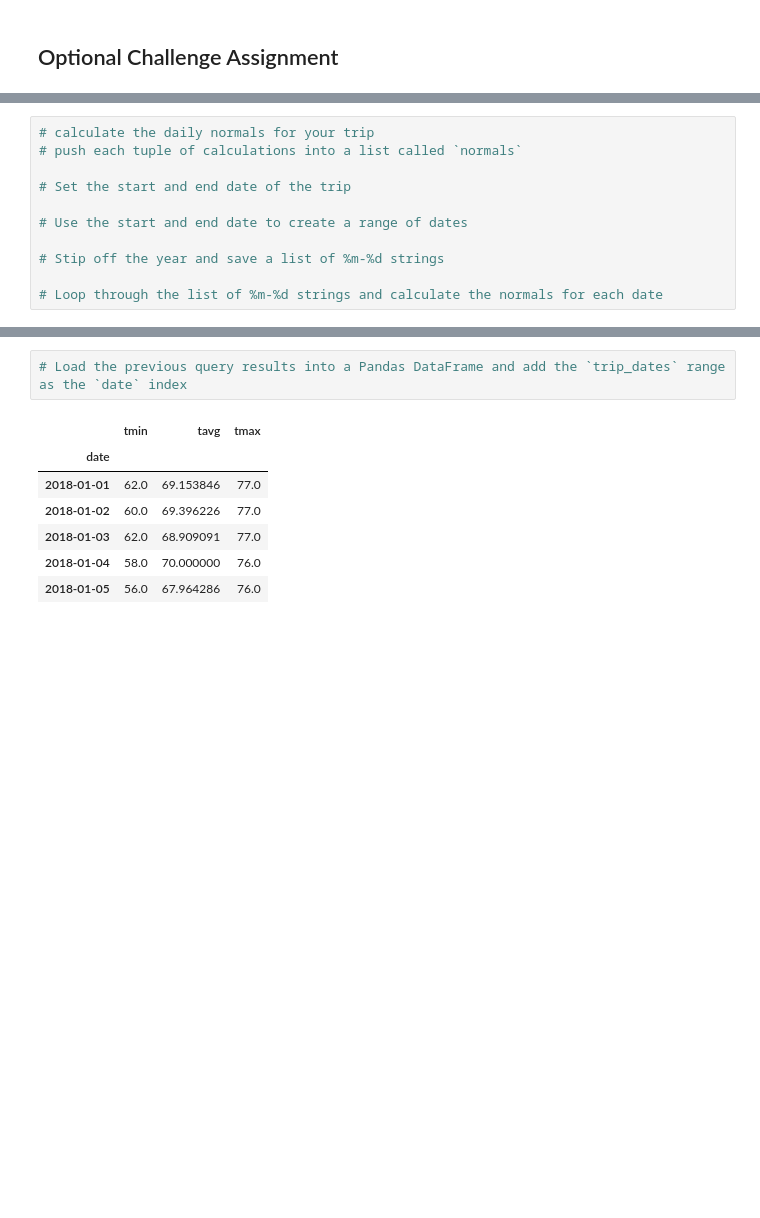
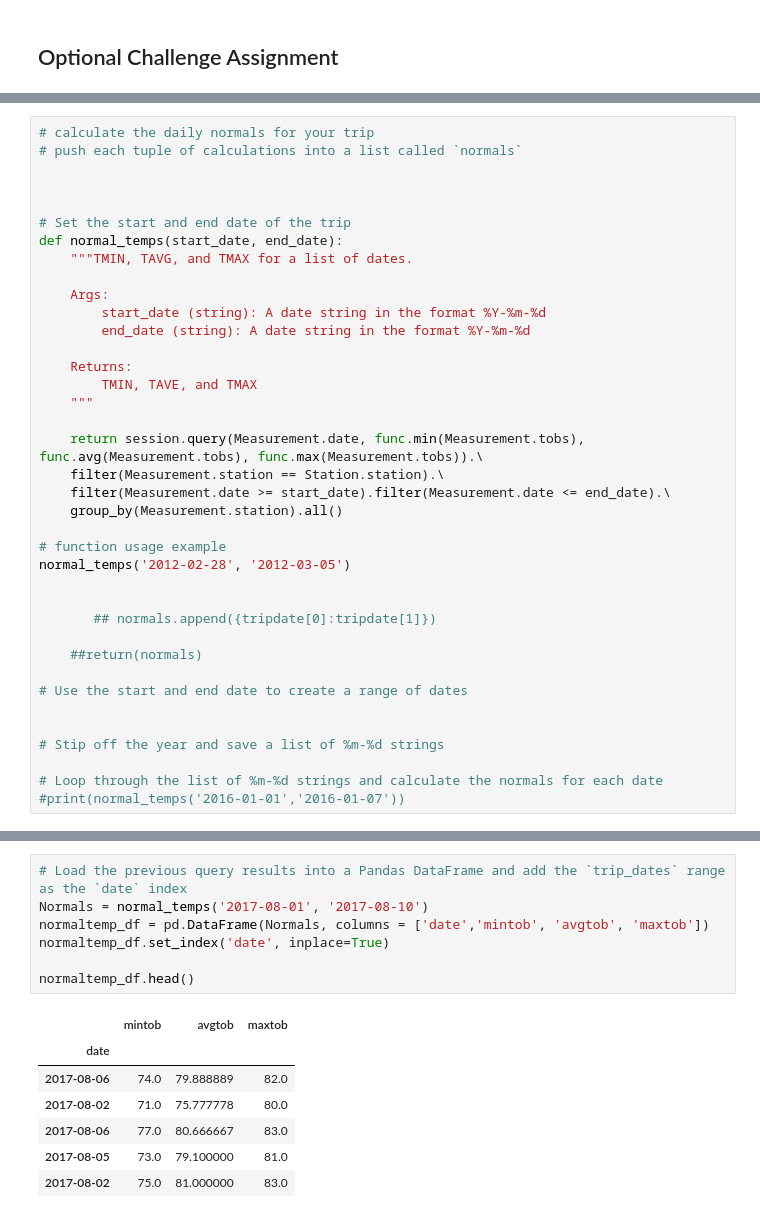
Before and after one commit to licia858/sqlalchemy, a Jupyter notebook: 10-Advanced-Data-Storage-and-Retrieval/Instructions/climate_starter.ipynb, the cells around one changed output, grey strips where cells are left out. Cells and saved outputs as stored; diff of their text form; blank space fills up the shorter version.

```diff
--- a/10-Advanced-Data-Storage-and-Retrieval/Instructions/climate_starter.ipynb
+++ b/10-Advanced-Data-Storage-and-Retrieval/Instructions/climate_starter.ipynb
@@ -323,11 +361,38 @@ daily_normals("01-01")
 # calculate the daily normals for your trip
 # push each tuple of calculations into a list called `normals`
 
+
+
 # Set the start and end date of the trip
+def normal_temps(start_date, end_date):
+    """TMIN, TAVG, and TMAX for a list of dates.
+
+    Args:
+        start_date (string): A date string in the format %Y-%m-%d
+        end_date (string): A date string in the format %Y-%m-%d
+
+    Returns:
+        TMIN, TAVE, and TMAX
+    """
+
+    return session.query(Measurement.date, func.min(Measurement.tobs), func.avg(Measurement.tobs), func.max(Measurement.tobs)).\
+    filter(Measurement.station == Station.station).\
+    filter(Measurement.date >= start_date).filter(Measurement.date <= end_date).\
+    group_by(Measurement.station).all()
+
+# function usage example
+normal_temps('2012-02-28', '2012-03-05')
+
+
+       ## normals.append({tripdate[0]:tripdate[1]})
+
+    ##return(normals)
 
 # Use the start and end date to create a range of dates
+
 
 # Stip off the year and save a list of %m-%d strings
 
 # Loop through the list of %m-%d strings and calculate the normals for each date
+#print(normal_temps('2016-01-01','2016-01-07'))
 # %% [output]
@@ -341,12 +408,17 @@ daily_normals("01-01")
 # %%
 # Load the previous query results into a Pandas DataFrame and add the `trip_dates` range as the `date` index
+Normals = normal_temps('2017-08-01', '2017-08-10')
+normaltemp_df = pd.DataFrame(Normals, columns = ['date','mintob', 'avgtob', 'maxtob'])
+normaltemp_df.set_index('date', inplace=True)
+
+normaltemp_df.head()
 # %% [output]
-|  | tmin | tavg | tmax |
+|  | mintob | avgtob | maxtob |
 | date |  |  |  |
-| 2018-01-01 | 62.0 | 69.153846 | 77.0 |
-| 2018-01-02 | 60.0 | 69.396226 | 77.0 |
-| 2018-01-03 | 62.0 | 68.909091 | 77.0 |
-| 2018-01-04 | 58.0 | 70.000000 | 76.0 |
-| 2018-01-05 | 56.0 | 67.964286 | 76.0 |
+| 2017-08-06 | 74.0 | 79.888889 | 82.0 |
+| 2017-08-02 | 71.0 | 75.777778 | 80.0 |
+| 2017-08-06 | 77.0 | 80.666667 | 83.0 |
+| 2017-08-05 | 73.0 | 79.100000 | 81.0 |
+| 2017-08-02 | 75.0 | 81.000000 | 83.0 |
 # %%
 # Plot the daily normals as an area plot with `stacked=False`
```
Also changed, not shown: parts of 19 cells of this notebook, 1 other file.
